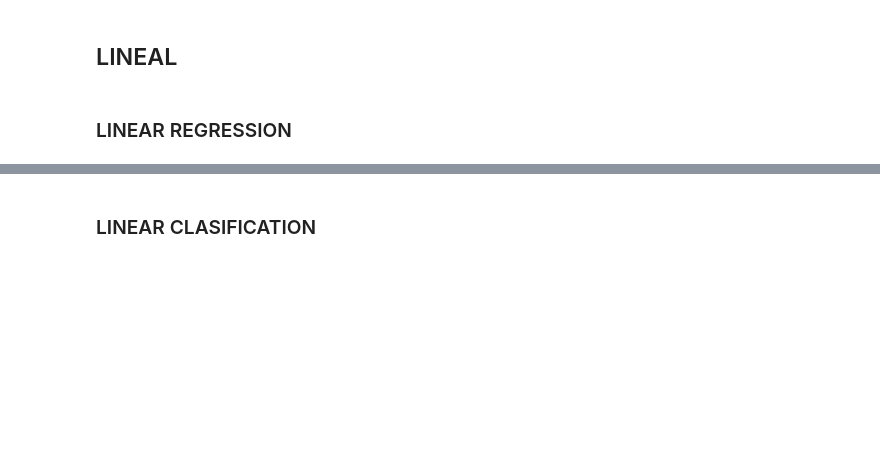
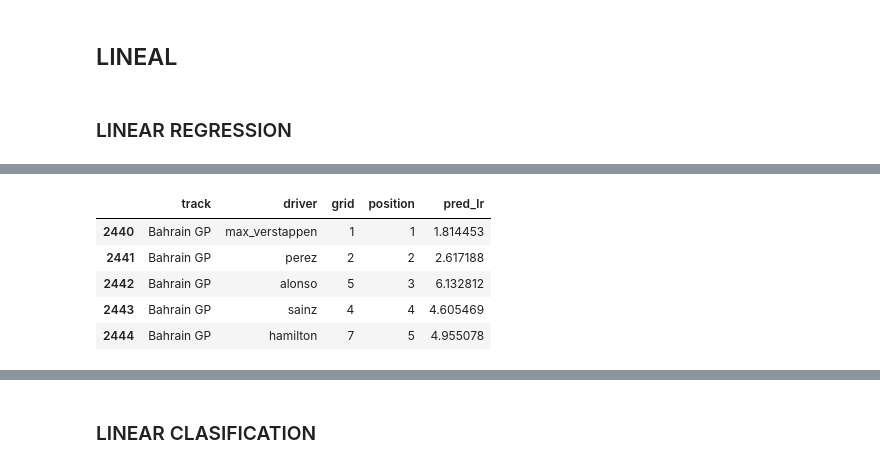
Before and after one commit to jsanz81/streamlitF1, a Jupyter notebook: notebooks/F1_ML.ipynb, the cells around one changed output, grey strips where cells are left out. Drawn from its saved outputs; the diff is of its cells as text; code cells hidden in the pictures; blank space fills up the shorter version.

```diff
--- a/notebooks/F1_ML.ipynb
+++ b/notebooks/F1_ML.ipynb
@@ -707,0 +719,13 @@ lin_reg.score(X_train, y_train)
+# %%
+# a este df se le van a añadir columnas con las predicciones de cada modelo.
+# nombre de cada columna, la del modelo
+df_predicciones=f1_original[['track', 'driver', 'grid', 'position']][f1.year==2023]
+# %%
+df_predicciones.head(20).head(5)
+# %% [output]
+|  | track | driver | grid | position | pred_lr |
+| 2440 | Bahrain GP | max_verstappen | 1 | 1 | 1.814453 |
+| 2441 | Bahrain GP | perez | 2 | 2 | 2.617188 |
+| 2442 | Bahrain GP | alonso | 5 | 3 | 6.132812 |
+| 2443 | Bahrain GP | sainz | 4 | 4 | 4.605469 |
+| 2444 | Bahrain GP | hamilton | 7 | 5 | 4.955078 |
```
Also changed, not shown: parts of 19 cells of this notebook, 7 other files.
